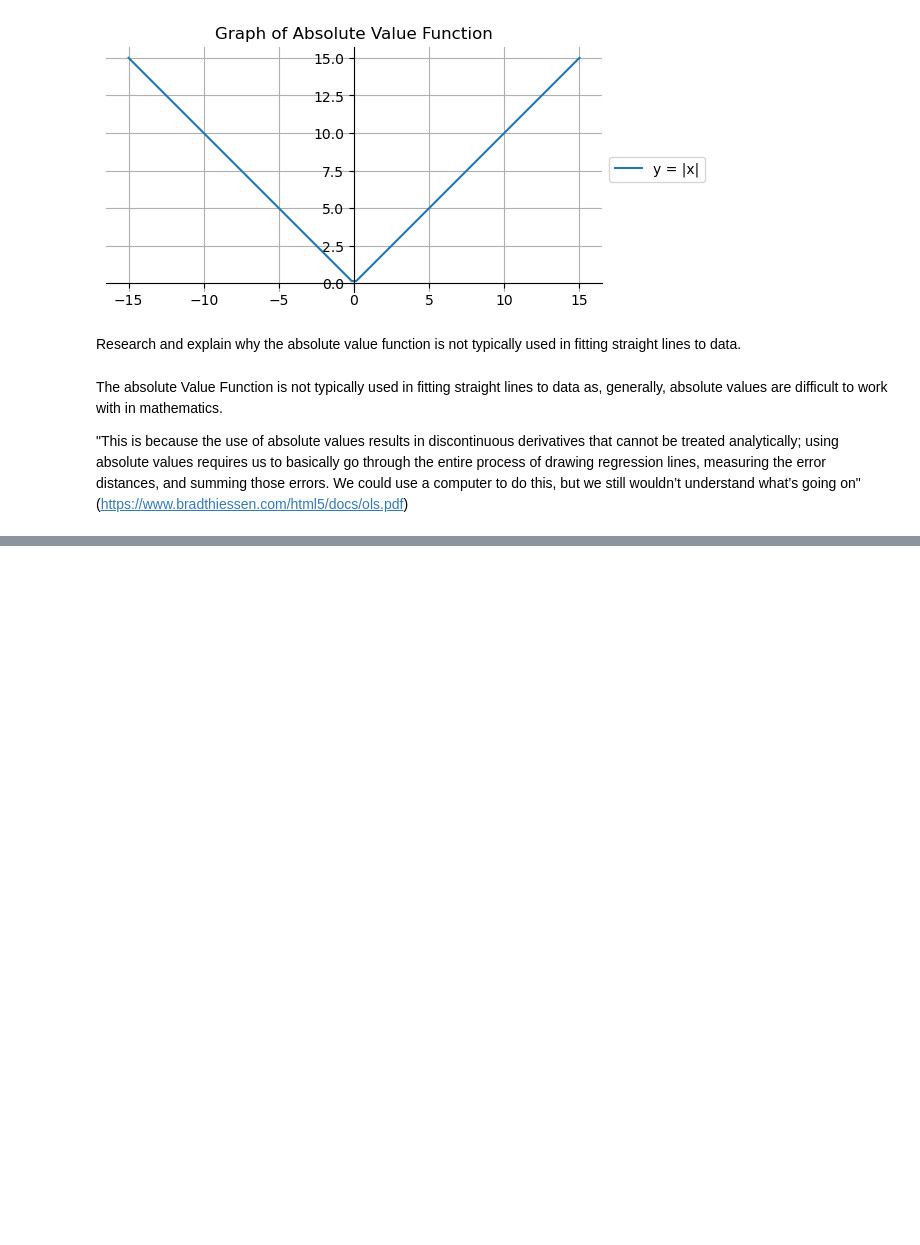
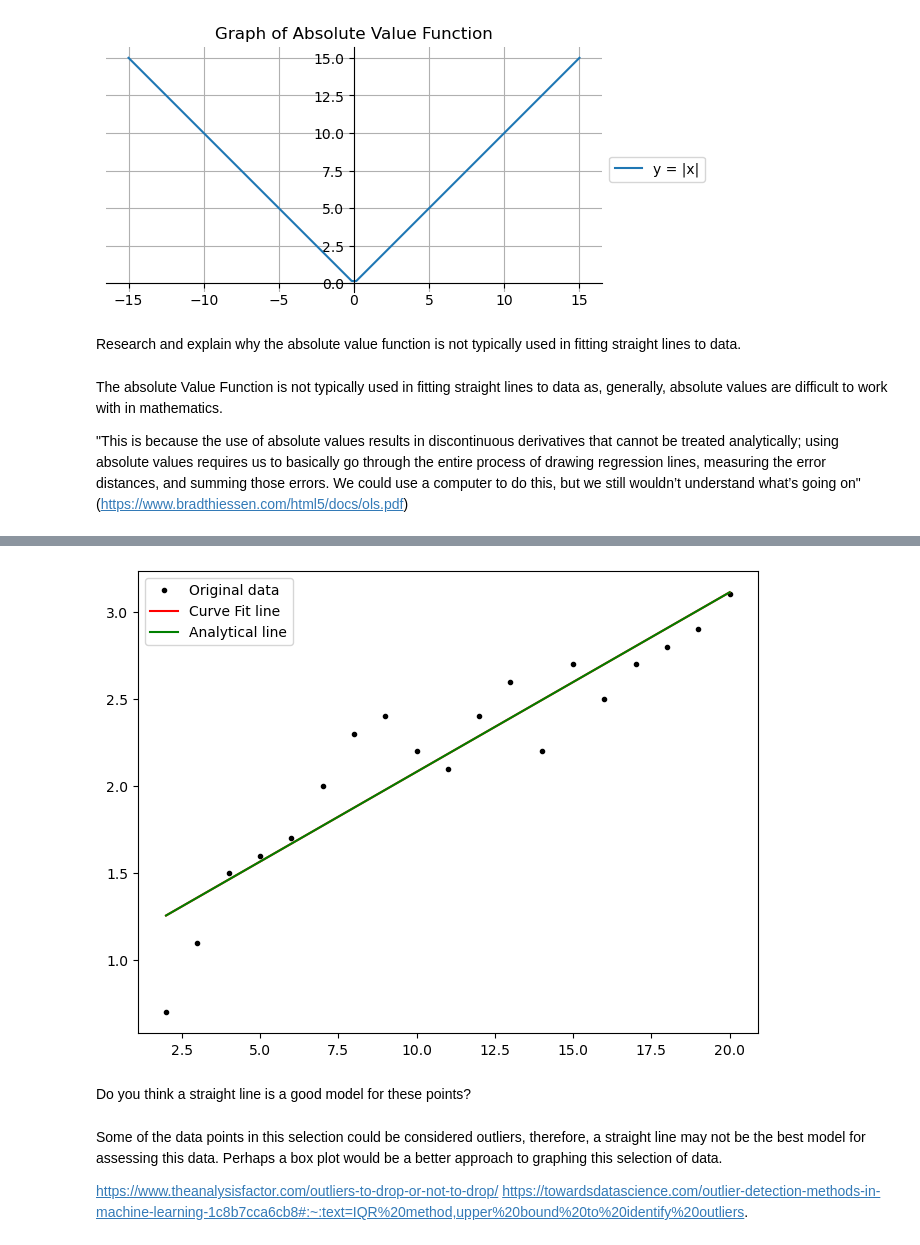
Before and after one commit to micheal-mcenery/machinelearning-assessment, a Jupyter notebook: Topic 2 - Models.ipynb, the cells around one changed output, grey strips where cells are left out. Cells and saved outputs as stored; diff of their text form; code cells hidden in the pictures; blank space fills up the shorter version.

```diff
--- a/Topic 2 - Models.ipynb
+++ b/Topic 2 - Models.ipynb
@@ -45,0 +132,30 @@ The absolute Value Function is not typically used in fitting straight lines to d
+# %%
+# https://docs.scipy.org/doc/scipy/reference/generated/scipy.optimize.curve_fit.html
+# Create the model function.
+def f(x, m, c):
+    return m * x + c
+
+# Run curve_fit.
+result = so.curve_fit(f, x, y)
+
+# Pull out the parameters.
+m_f, c_f = result[0]
+
+# Plot the best fit line from the optimization.
+fig, ax = plt.subplots(figsize=(8, 6))
+ax.plot(x, y, 'k.', label='Original data')
+ax.plot(x, m_f * x + c_f, 'r-', label='Curve Fit line')
+ax.plot(x, m_a * x + c_a, 'g-', label='Analytical line')
+ax.legend()
+
+# Show the plot.
+plt.show()
+# %% [output]
+[figure, added]
+# %% [markdown]
+Do you think a straight line is a good model for these points?
+# %% [markdown]
+Some of the data points in this selection could be considered outliers, therefore, a straight line may not be the best model for assessing this data. Perhaps a box plot would be a better approach to graphing this selection of data.
+
+https://www.theanalysisfactor.com/outliers-to-drop-or-not-to-drop/
+https://towardsdatascience.com/outlier-detection-methods-in-machine-learning-1c8b7cca6cb8#:~:text=IQR%20method,upper%20bound%20to%20identify%20outliers.
```
Also changed, not shown: parts of 5 cells of this notebook.
